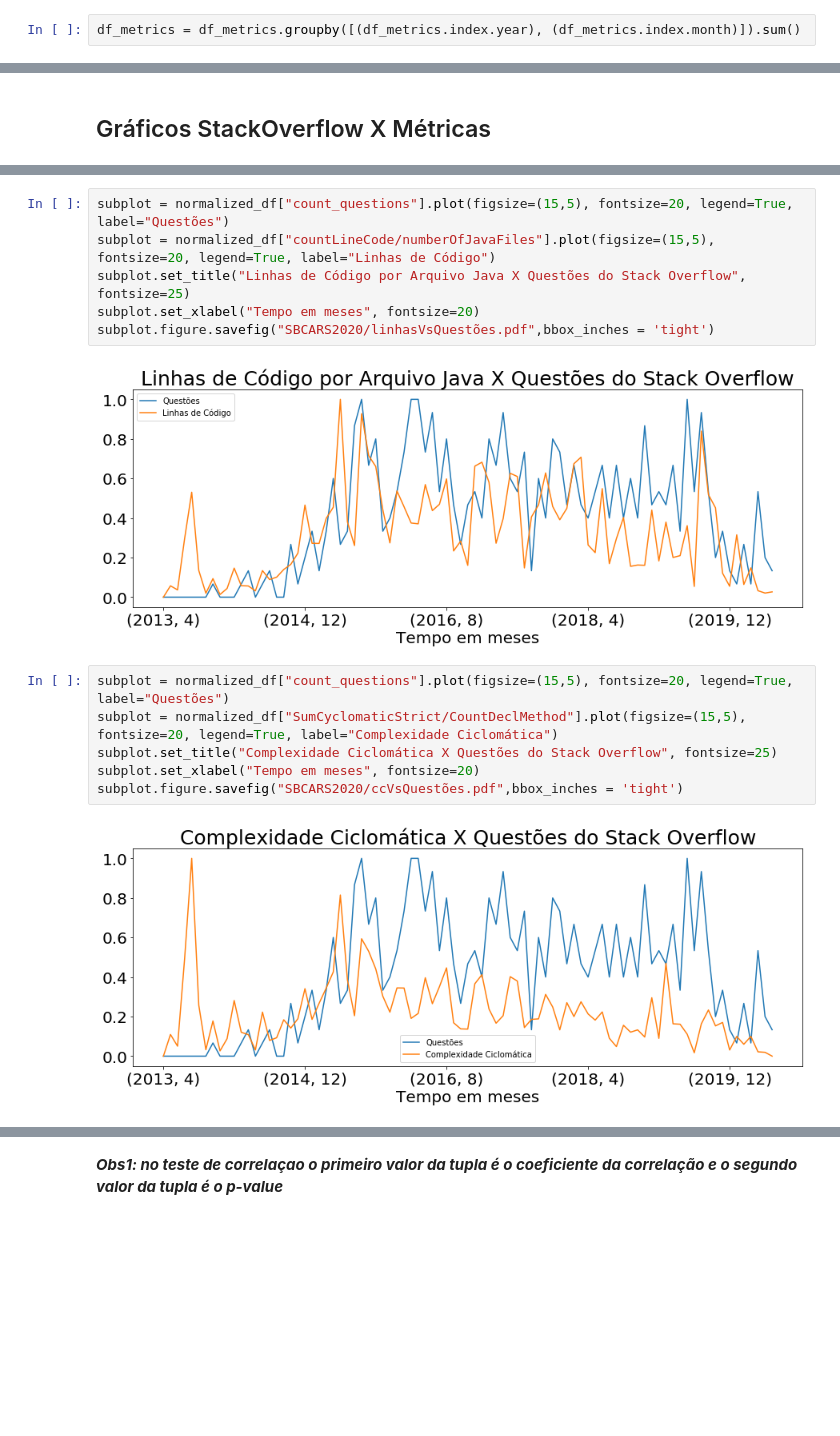
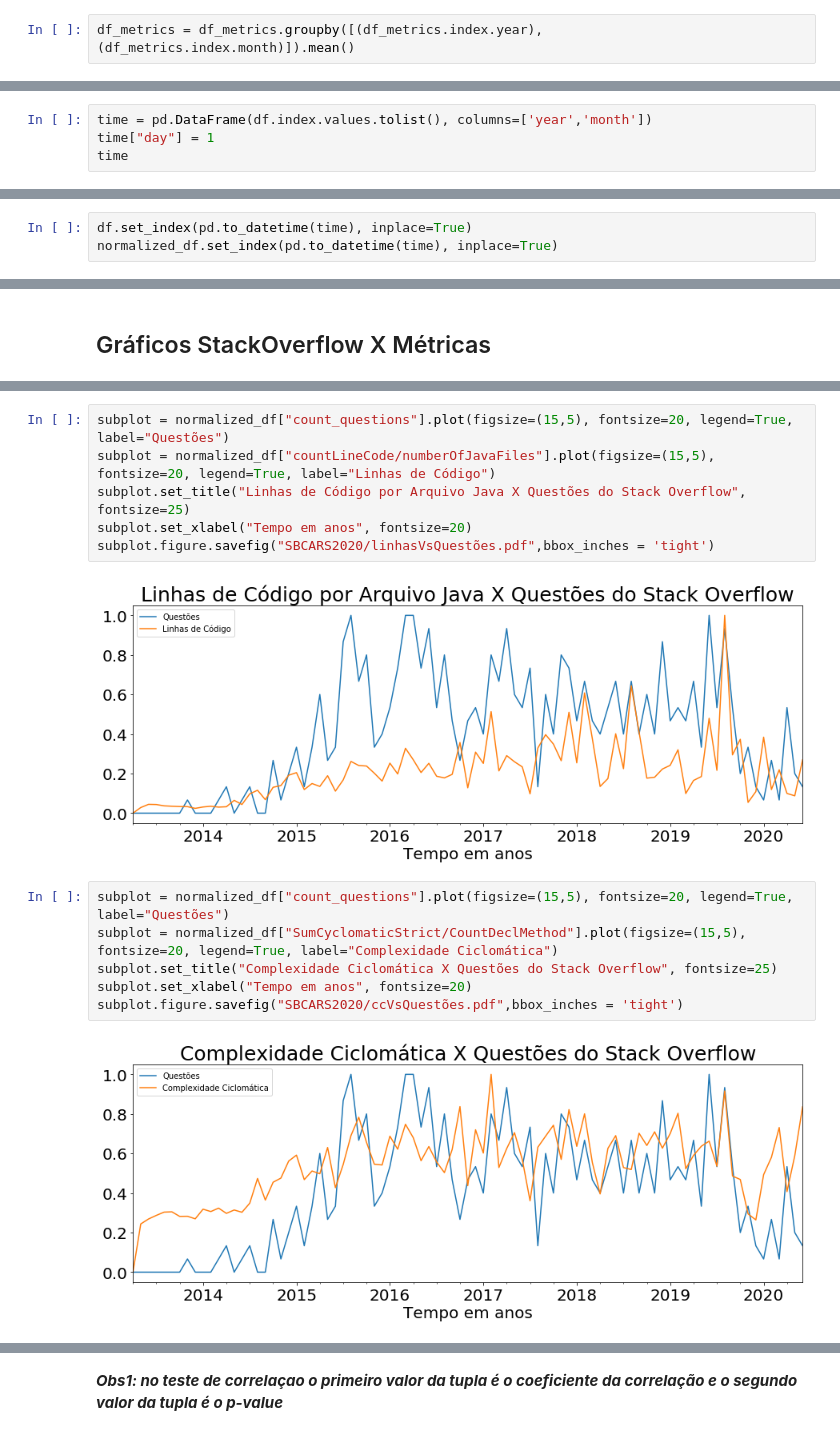
Before and after one commit to researchgroupsoma/SBES2022-CodeSamples, a Jupyter notebook: SBCARS2020/SBCARS2020.ipynb, the cells around one changed output, grey strips where cells are left out. Saved outputs shown, nothing was run; the diff lists cells and outputs as text; blank space fills up the shorter version.

```diff
--- a/SBCARS2020/SBCARS2020.ipynb
+++ b/SBCARS2020/SBCARS2020.ipynb
@@ -35,4 +70,4 @@ df_metrics.set_index(df_metrics["date"], inplace=True)
 # %%
 del df_metrics["date"]
 # %%
-df_metrics = df_metrics.groupby([(df_metrics.index.year), (df_metrics.index.month)]).sum()
+df_metrics = df_metrics.groupby([(df_metrics.index.year), (df_metrics.index.month)]).mean()
@@ -79,2 +137,6 @@ normalized_df.describe()
 # %% [markdown]
 ### Gráfico do número de arquivos Java
+# %%
+time = pd.DataFrame(df.index.values.tolist(), columns=['year','month'])
+time["day"] = 1
+time
@@ -80,0 +157,3 @@ normalized_df.describe()
+# %%
+df.set_index(pd.to_datetime(time), inplace=True)
+normalized_df.set_index(pd.to_datetime(time), inplace=True)
@@ -251,18 +346,18 @@ subplot.figure.savefig("SBCARS2020/arquivosVsQuestões.pdf",bbox_inches = 'tight
 subplot = normalized_df["count_questions"].plot(figsize=(15,5), fontsize=20, legend=True, label="Questões")
 subplot = normalized_df["countLineCode/numberOfJavaFiles"].plot(figsize=(15,5), fontsize=20, legend=True, label="Linhas de Código")
 subplot.set_title("Linhas de Código por Arquivo Java X Questões do Stack Overflow", fontsize=25)
-subplot.set_xlabel("Tempo em meses", fontsize=20)
+subplot.set_xlabel("Tempo em anos", fontsize=20)
 subplot.figure.savefig("SBCARS2020/linhasVsQuestões.pdf",bbox_inches = 'tight')
 # %% [output]
-[figure, old version]
+[figure, new version]
 # %%
 subplot = normalized_df["count_questions"].plot(figsize=(15,5), fontsize=20, legend=True, label="Questões")
 subplot = normalized_df["SumCyclomaticStrict/CountDeclMethod"].plot(figsize=(15,5), fontsize=20, legend=True, label="Complexidade Ciclomática")
 subplot.set_title("Complexidade Ciclomática X Questões do Stack Overflow", fontsize=25)
-subplot.set_xlabel("Tempo em meses", fontsize=20)
+subplot.set_xlabel("Tempo em anos", fontsize=20)
 subplot.figure.savefig("SBCARS2020/ccVsQuestões.pdf",bbox_inches = 'tight')
 # %% [output]
-[figure, old version]
+[figure, new version]
 # %%
 subplot = normalized_df["count_questions"].plot(figsize=(15,5), fontsize=20, legend=True, label="Questões")
 subplot = normalized_df["readability"].plot(figsize=(15,5), fontsize=20, legend=True, label="Readability")
```
Also changed, not shown: parts of 28 cells of this notebook, 8 other files.
